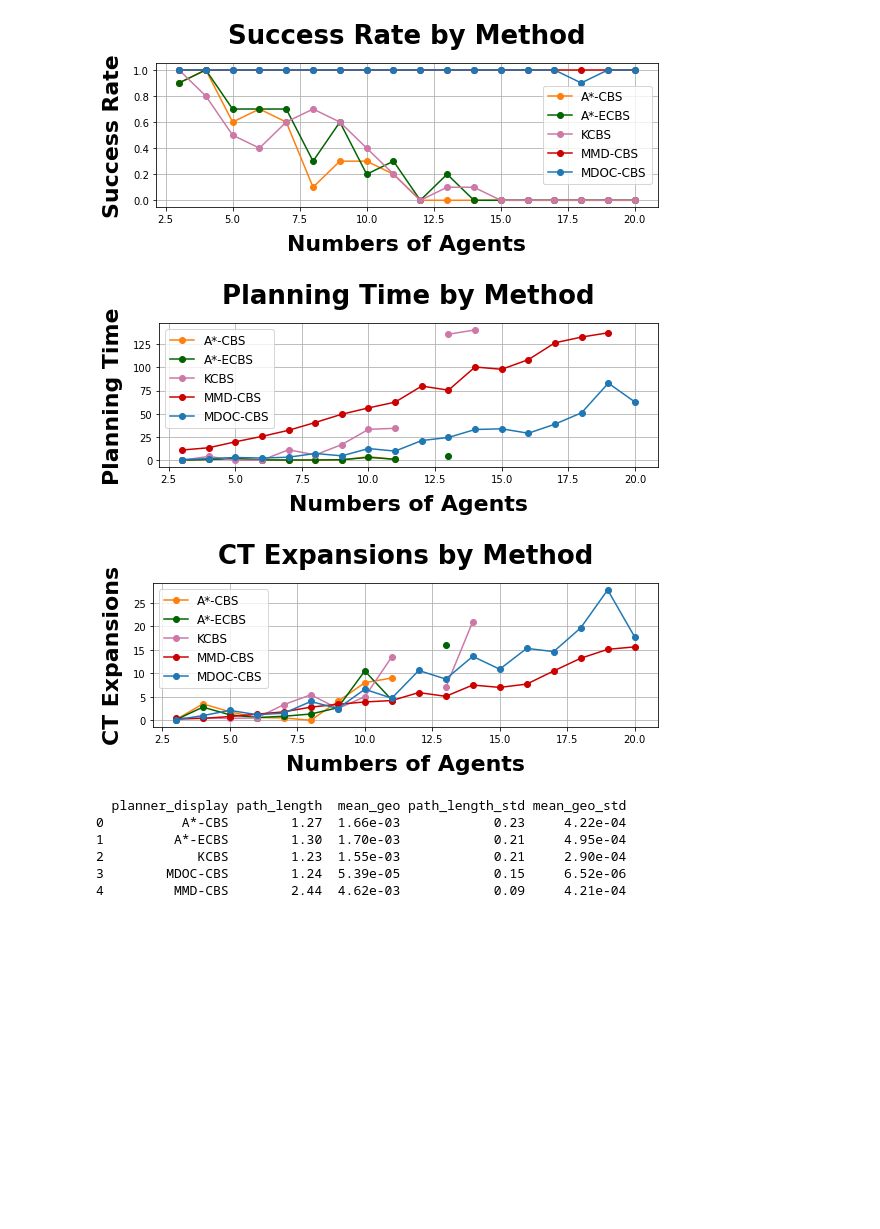
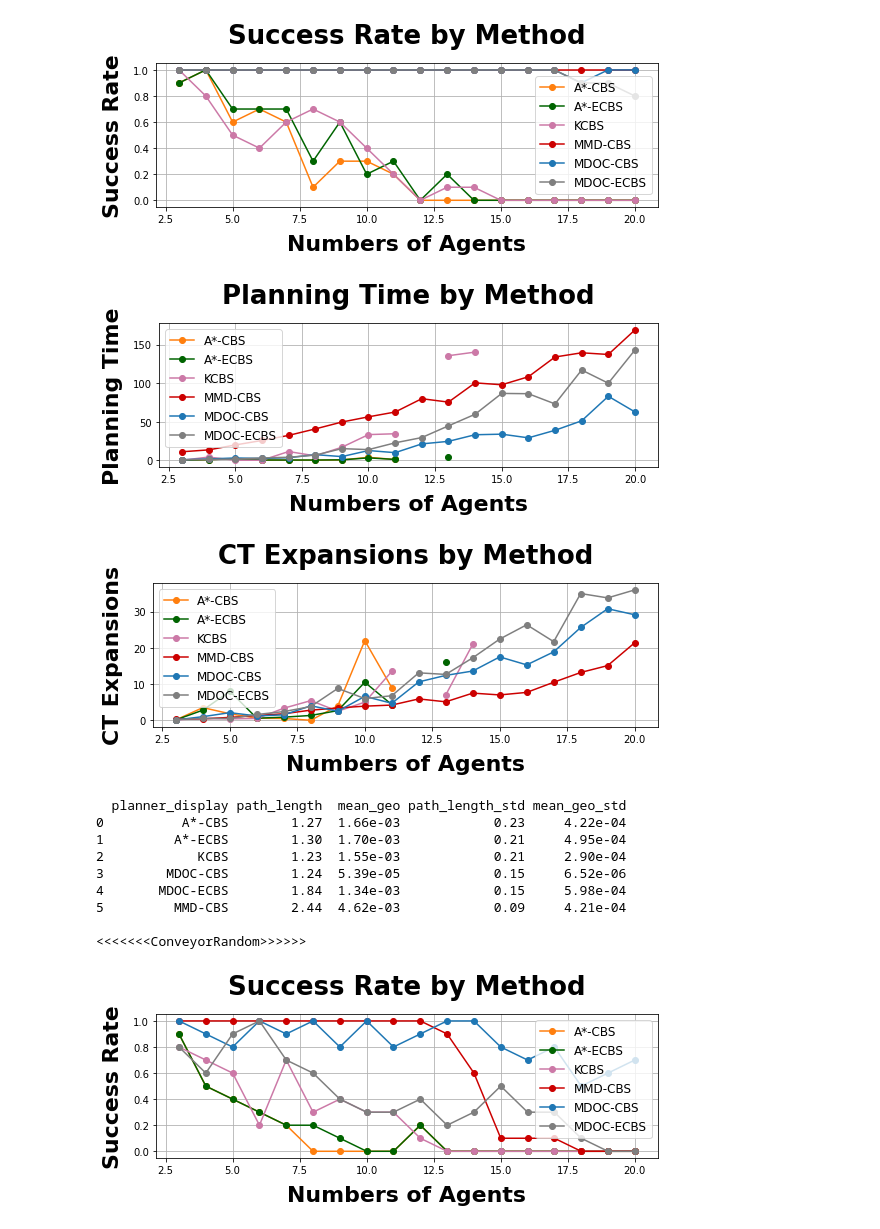
Before and after one commit to hhhhzl/mdoc, a Jupyter notebook: assets/notebooks.ipynb, the cells around one changed output. Drawn from its saved outputs; the diff is of its cells as text; code cells hidden in the pictures; blank space fills up the shorter version.

Commit message:
run large

```diff
--- a/assets/notebooks.ipynb
+++ b/assets/notebooks.ipynb
@@ -705,27 +708,32 @@ for para in params:
 # %%
 params = [
 #     {"env":["EmptyCircle"], "ablation": True, "time_upper": 1000, "mdoc_baseline":"single_100_r", "methods":["A*-CBS", "A*-ECBS", "KCBS", "MMD-CBS", 'MDOC-CBS']},
 #    {"env":["ConveyorCircle"], "ablation": False, "time_upper": 600, "mdoc_baseline":"single_200_r","methods":["A*-CBS", "A*-ECBS", "KCBS", "MMD-CBS", 'MDOC-CBS', 'MDOC-ECBS']},
 #     {"env":["EmptyBoundary"], "ablation": False, "time_upper": 1000, "mdoc_baseline":"single_100_r"},
      {"env":["EmptyRandom"], "ablation": False, "time_upper": 1000, "mdoc_baseline":"single_100_r"},
 #     {"env":["ConveyorCircle"], "ablation": False, "time_upper": 1000, "mdoc_baseline":"single_200_r"},
 #     {"env":["ConveyorBoundary"], "ablation": False, "time_upper": 1000, "mdoc_baseline":"single_200_r"},
-#     {"env":["ConveyorRandom"], "ablation": False, "time_upper": 1000, "mdoc_baseline":"single_200_r"},
-#     {"env":["RandomBasic"], "ablation": False, "time_upper": 600, "mdoc_baseline":"single_100_r","methods":["A*-CBS", "A*-ECBS", "KCBS", "MMD-CBS"]},
-#     {"env":["RandomDense"], "ablation": False, "time_upper": 600, "mdoc_baseline":"single_100_r","methods":["A*-CBS", "A*-ECBS", "KCBS", "MMD-CBS"]},
-#     {"env":["RandomLarge"], "ablation": False, "time_upper": 600, "mdoc_baseline":"single_100_r","methods":["A*-CBS", "A*-ECBS", "KCBS"]},
+    {"env":["ConveyorRandom"], "ablation": False, "time_upper": 1000, "mdoc_baseline":"single_200_r"},
+     {"env":["RandomBasic"], "ablation": False, "time_upper": 600, "mdoc_baseline":"single_128_r","methods":["A*-CBS", "A*-ECBS", "KCBS", "MMD-CBS", 'MDOC-CBS']},
+    {"env":["RandomBasic"], "ablation": True, "time_upper": 500, "mdoc_baseline":"single_128_r"},
+    {"env":["RandomDense"], "ablation": False, "time_upper": 600, "mdoc_baseline":"single_100_r","methods":["A*-CBS", "A*-ECBS", "KCBS", "MMD-CBS"]},
+    {"env":["RandomLarge"], "ablation": False, "time_upper": 600, "mdoc_baseline":"single_100_r","methods":["A*-CBS", "A*-ECBS", "KCBS"]},
 ]
 
 for para in params:
     main(**para)
 # %% [output]
 <<<<<<<EmptyRandom>>>>>>
-[figure, old version]
+[figure, new version]
-[figure, old version]
+[figure, new version]
-[figure, old version]
+[figure, new version]
   planner_display path_length  mean_geo path_length_std mean_geo_std
 0          A*-CBS        1.27  1.66e-03            0.23     4.22e-04
 1         A*-ECBS        1.30  1.70e-03            0.21     4.95e-04
 2            KCBS        1.23  1.55e-03            0.21     2.90e-04
 3        MDOC-CBS        1.24  5.39e-05            0.15     6.52e-06
-4         MMD-CBS        2.44  4.62e-03            0.09     4.21e-04
+4       MDOC-ECBS        1.84  1.34e-03            0.15     5.98e-04
+5         MMD-CBS        2.44  4.62e-03            0.09     4.21e-04
+
+<<<<<<<ConveyorRandom>>>>>>
+[figure, added]
```
Also changed, not shown: parts of 3 cells of this notebook, 18 other files.
